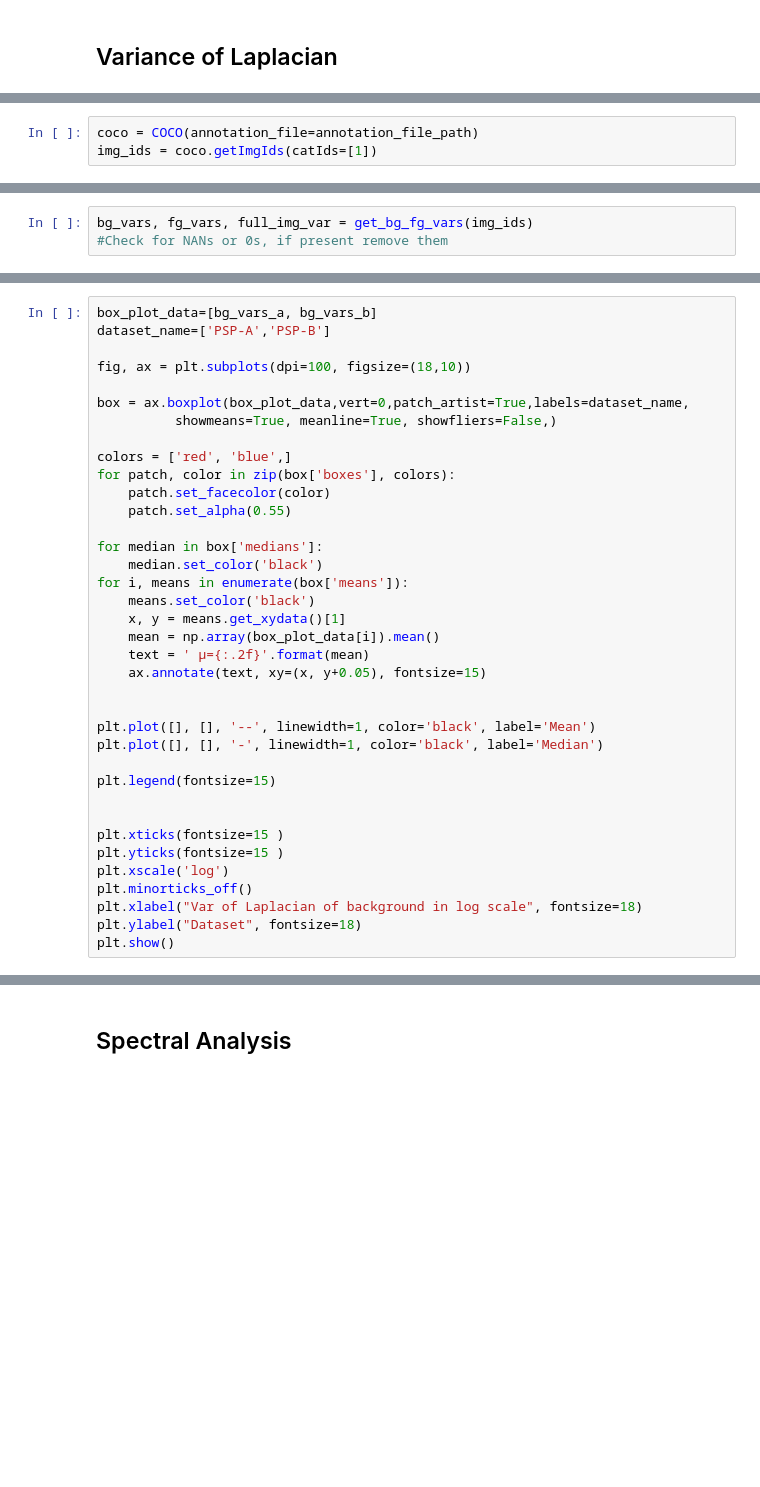
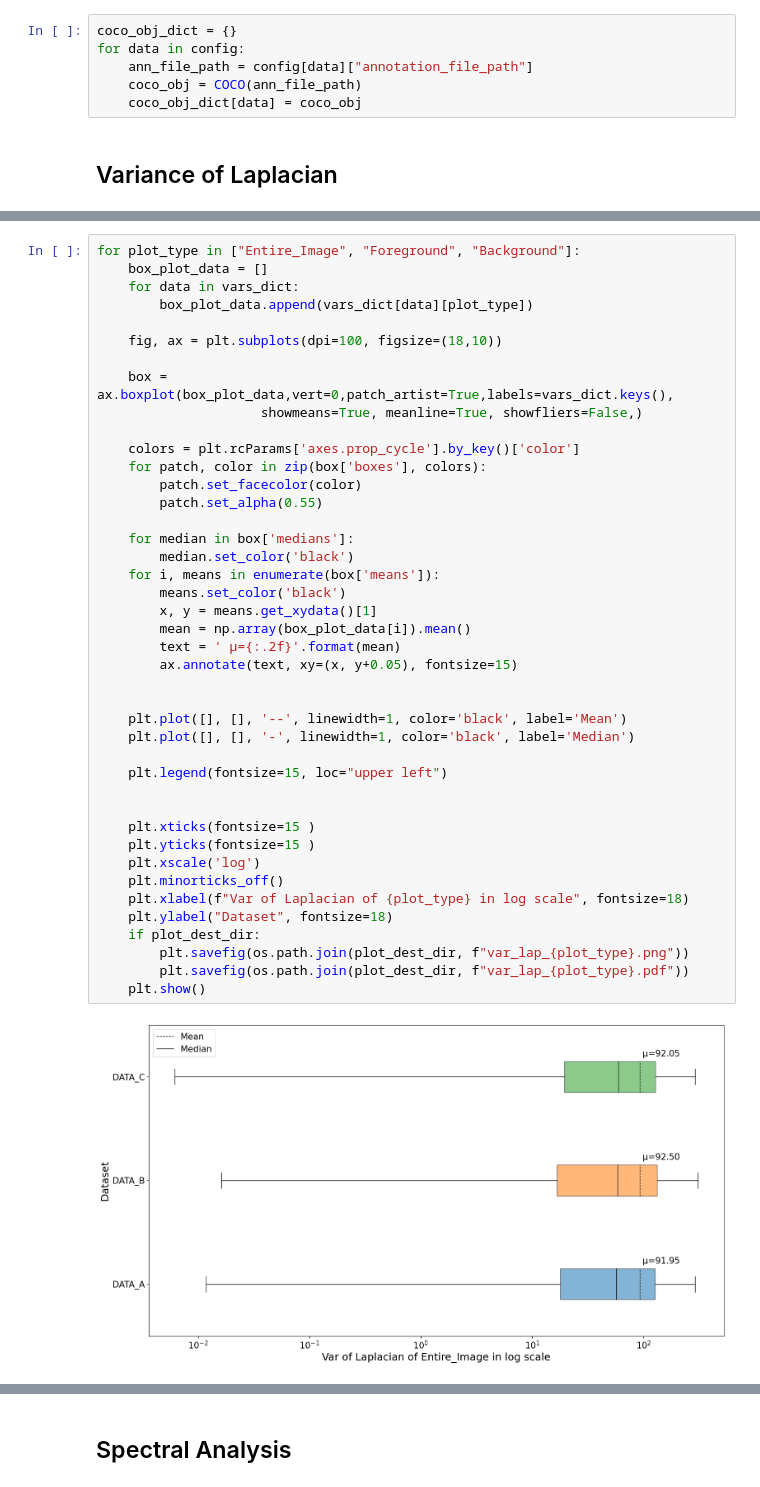
Before and after one commit to Unity-Technologies/datasetinsights, a Jupyter notebook: notebooks/Image_Analysis.ipynb, the cells around one changed output, grey strips where cells are left out. Cells and saved outputs as stored; diff of their text form; blank space fills up the shorter version.

```diff
--- a/notebooks/Image_Analysis.ipynb
+++ b/notebooks/Image_Analysis.ipynb
@@ -5,2 +32,8 @@ This example notebook shows how to use datasetinsights to do image analysis on d
+# %%
+coco_obj_dict = {}
+for data in config:
+    ann_file_path = config[data]["annotation_file_path"]
+    coco_obj = COCO(ann_file_path)
+    coco_obj_dict[data] = coco_obj
 # %% [markdown]
 ## Variance of Laplacian
@@ -24,3 +39,0 @@ img_dir_path = "<img-dir-path>"
-# %%
-coco = COCO(annotation_file=annotation_file_path)
-img_ids = coco.getImgIds(catIds=[1])
@@ -48,3 +39,0 @@ def get_bg_fg_vars(img_ids):
-# %%
-bg_vars, fg_vars, full_img_var = get_bg_fg_vars(img_ids)
-#Check for NANs or 0s, if present remove them
@@ -53,37 +78,44 @@ bg_vars, fg_vars, full_img_var = get_bg_fg_vars(img_ids)
 # %%
-box_plot_data=[bg_vars_a, bg_vars_b]
-dataset_name=['PSP-A','PSP-B']
+for plot_type in ["Entire_Image", "Foreground", "Background"]:
+    box_plot_data = []
+    for data in vars_dict:
+        box_plot_data.append(vars_dict[data][plot_type])
 
-fig, ax = plt.subplots(dpi=100, figsize=(18,10))
+    fig, ax = plt.subplots(dpi=100, figsize=(18,10))
 
-box = ax.boxplot(box_plot_data,vert=0,patch_artist=True,labels=dataset_name,
-          showmeans=True, meanline=True, showfliers=False,)
+    box = ax.boxplot(box_plot_data,vert=0,patch_artist=True,labels=vars_dict.keys(),
+                     showmeans=True, meanline=True, showfliers=False,)
 
-colors = ['red', 'blue',]
-for patch, color in zip(box['boxes'], colors):
-    patch.set_facecolor(color)
-    patch.set_alpha(0.55)
+    colors = plt.rcParams['axes.prop_cycle'].by_key()['color']
+    for patch, color in zip(box['boxes'], colors):
+        patch.set_facecolor(color)
+        patch.set_alpha(0.55)
 
-for median in box['medians']:
-    median.set_color('black')
-for i, means in enumerate(box['means']):
-    means.set_color('black')
-    x, y = means.get_xydata()[1]
-    mean = np.array(box_plot_data[i]).mean()
-    text = ' μ={:.2f}'.format(mean)
-    ax.annotate(text, xy=(x, y+0.05), fontsize=15)
+    for median in box['medians']:
+        median.set_color('black')
+    for i, means in enumerate(box['means']):
+        means.set_color('black')
+        x, y = means.get_xydata()[1]
+        mean = np.array(box_plot_data[i]).mean()
+        text = ' μ={:.2f}'.format(mean)
+        ax.annotate(text, xy=(x, y+0.05), fontsize=15)
 
 
-plt.plot([], [], '--', linewidth=1, color='black', label='Mean')
-plt.plot([], [], '-', linewidth=1, color='black', label='Median')
+    plt.plot([], [], '--', linewidth=1, color='black', label='Mean')
+    plt.plot([], [], '-', linewidth=1, color='black', label='Median')
 
-plt.legend(fontsize=15)
+    plt.legend(fontsize=15, loc="upper left")
 
 
-plt.xticks(fontsize=15 )
-plt.yticks(fontsize=15 )
-plt.xscale('log')
-plt.minorticks_off()
-plt.xlabel("Var of Laplacian of background in log scale", fontsize=18)
-plt.ylabel("Dataset", fontsize=18)
-plt.show()
+    plt.xticks(fontsize=15 )
+    plt.yticks(fontsize=15 )
+    plt.xscale('log')
+    plt.minorticks_off()
+    plt.xlabel(f"Var of Laplacian of {plot_type} in log scale", fontsize=18)
+    plt.ylabel("Dataset", fontsize=18)
+    if plot_dest_dir:
+        plt.savefig(os.path.join(plot_dest_dir, f"var_lap_{plot_type}.png"))
+        plt.savefig(os.path.join(plot_dest_dir, f"var_lap_{plot_type}.pdf"))
+    plt.show()
+# %% [output]
+[figure, added]
```
Also changed, not shown: parts of 32 cells of this notebook.
